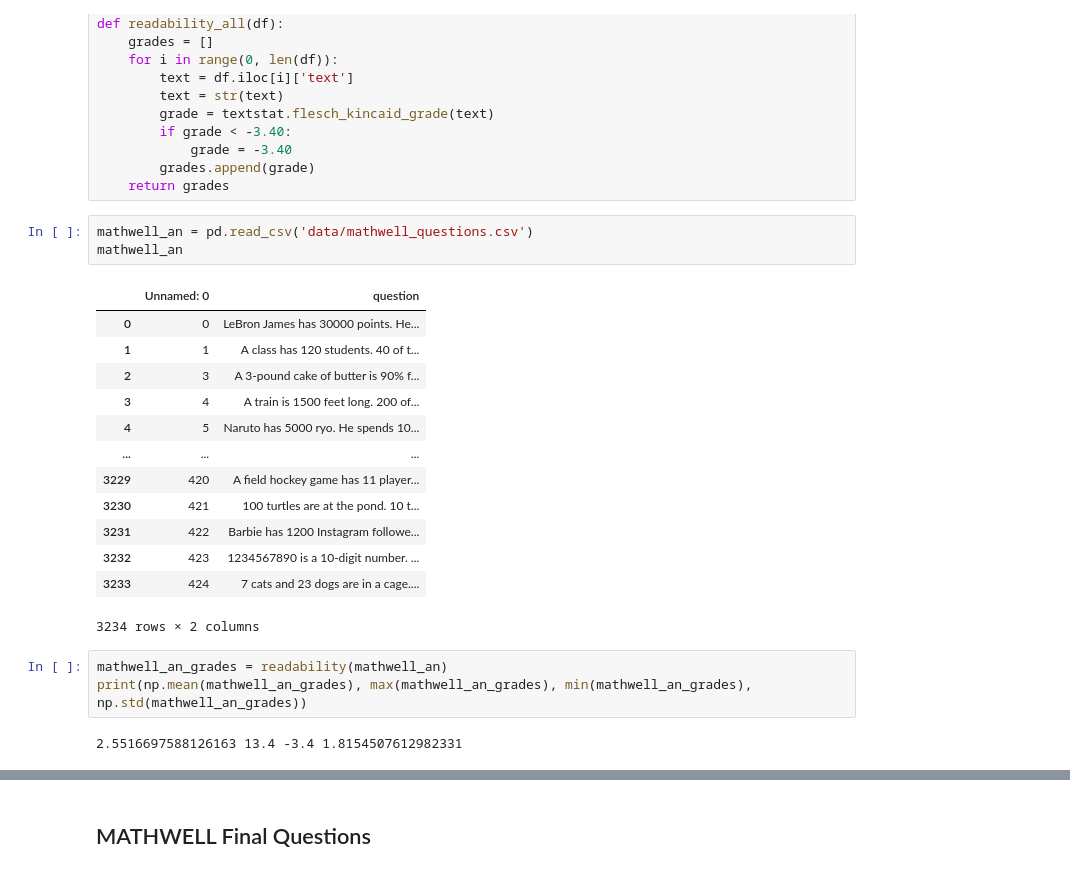
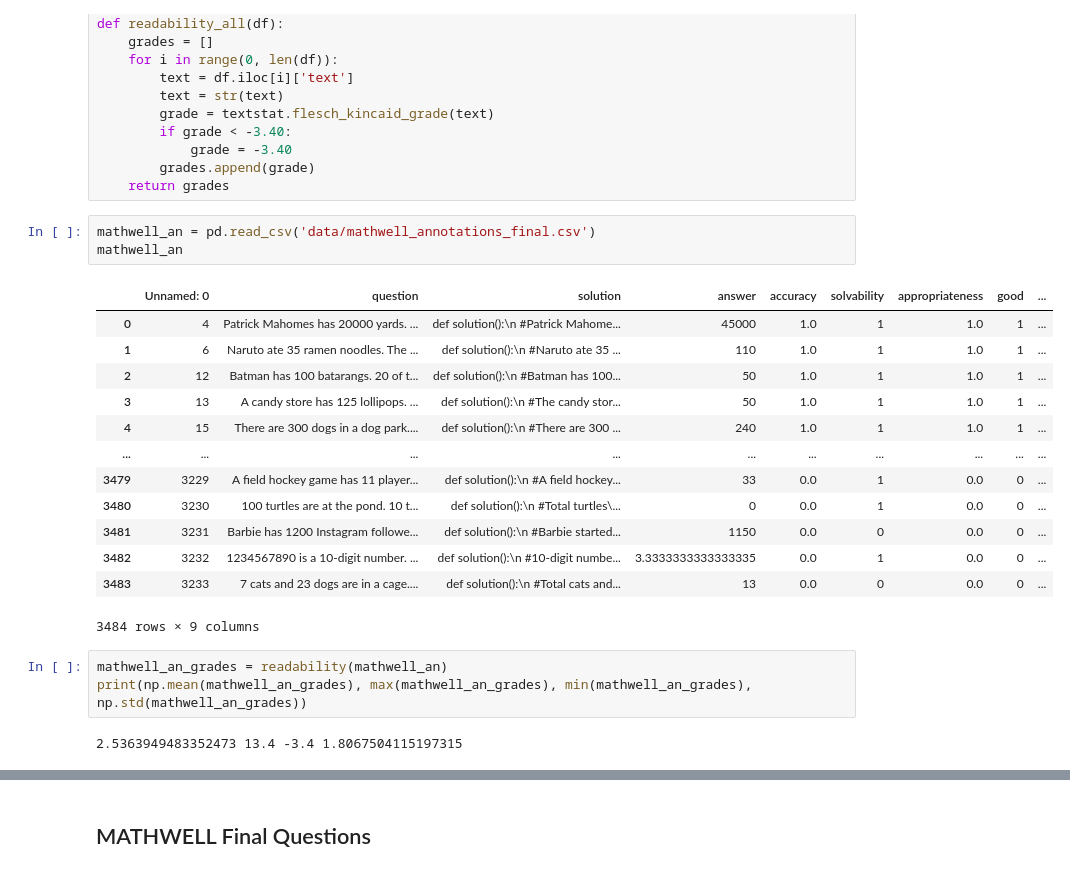
Before and after one commit to bryanchrist/llama2-70b, a Jupyter notebook: reading_level.ipynb, the cells around one changed output, grey strips where cells are left out. Drawn from its saved outputs; the diff is of its cells as text.

```diff
--- a/reading_level.ipynb
+++ b/reading_level.ipynb
@@ -129,24 +129,24 @@ def readability_all(df):
         grades.append(grade)
     return grades
 # %%
-mathwell_an = pd.read_csv('data/mathwell_questions.csv')
+mathwell_an = pd.read_csv('data/mathwell_annotations_final.csv')
 mathwell_an
 # %% [output]
-|  | Unnamed: 0 | question |
-| 0 | 0 | LeBron James has 30000 points. He... |
-| 1 | 1 | A class has 120 students. 40 of t... |
-| 2 | 3 | A 3-pound cake of butter is 90% f... |
-| 3 | 4 | A train is 1500 feet long. 200 of... |
-| 4 | 5 | Naruto has 5000 ryo. He spends 10... |
-| ... | ... | ... |
-| 3229 | 420 | A field hockey game has 11 player... |
-| 3230 | 421 | 100 turtles are at the pond. 10 t... |
-| 3231 | 422 | Barbie has 1200 Instagram followe... |
-| 3232 | 423 | 1234567890 is a 10-digit number. ... |
-| 3233 | 424 | 7 cats and 23 dogs are in a cage.... |
+|  | Unnamed: 0 | question | solution | answer | accuracy | solvability | appropriateness | good | ... |
+| 0 | 4 | Patrick Mahomes has 20000 yards. ... | def solution():\n #Patrick Mahome... | 45000 | 1.0 | 1 | 1.0 | 1 | ... |
+| 1 | 6 | Naruto ate 35 ramen noodles. The ... | def solution():\n #Naruto ate 35 ... | 110 | 1.0 | 1 | 1.0 | 1 | ... |
+| 2 | 12 | Batman has 100 batarangs. 20 of t... | def solution():\n #Batman has 100... | 50 | 1.0 | 1 | 1.0 | 1 | ... |
+| 3 | 13 | A candy store has 125 lollipops. ... | def solution():\n #The candy stor... | 50 | 1.0 | 1 | 1.0 | 1 | ... |
+| 4 | 15 | There are 300 dogs in a dog park.... | def solution():\n #There are 300 ... | 240 | 1.0 | 1 | 1.0 | 1 | ... |
+| ... | ... | ... | ... | ... | ... | ... | ... | ... | ... |
+| 3479 | 3229 | A field hockey game has 11 player... | def solution():\n #A field hockey... | 33 | 0.0 | 1 | 0.0 | 0 | ... |
+| 3480 | 3230 | 100 turtles are at the pond. 10 t... | def solution():\n #Total turtles\... | 0 | 0.0 | 1 | 0.0 | 0 | ... |
+| 3481 | 3231 | Barbie has 1200 Instagram followe... | def solution():\n #Barbie started... | 1150 | 0.0 | 0 | 0.0 | 0 | ... |
+| 3482 | 3232 | 1234567890 is a 10-digit number. ... | def solution():\n #10-digit numbe... | 3.3333333333333335 | 0.0 | 1 | 0.0 | 0 | ... |
+| 3483 | 3233 | 7 cats and 23 dogs are in a cage.... | def solution():\n #Total cats and... | 13 | 0.0 | 0 | 0.0 | 0 | ... |
-3234 rows × 2 columns
+3484 rows × 9 columns
 # %%
 mathwell_an_grades = readability(mathwell_an)
 print(np.mean(mathwell_an_grades), max(mathwell_an_grades), min(mathwell_an_grades), np.std(mathwell_an_grades))
 # %% [output]
-2.5516697588126163 13.4 -3.4 1.8154507612982331
+2.5363949483352473 13.4 -3.4 1.8067504115197315
```
Also changed, not shown: parts of 5 cells of this notebook, 1 other file.
